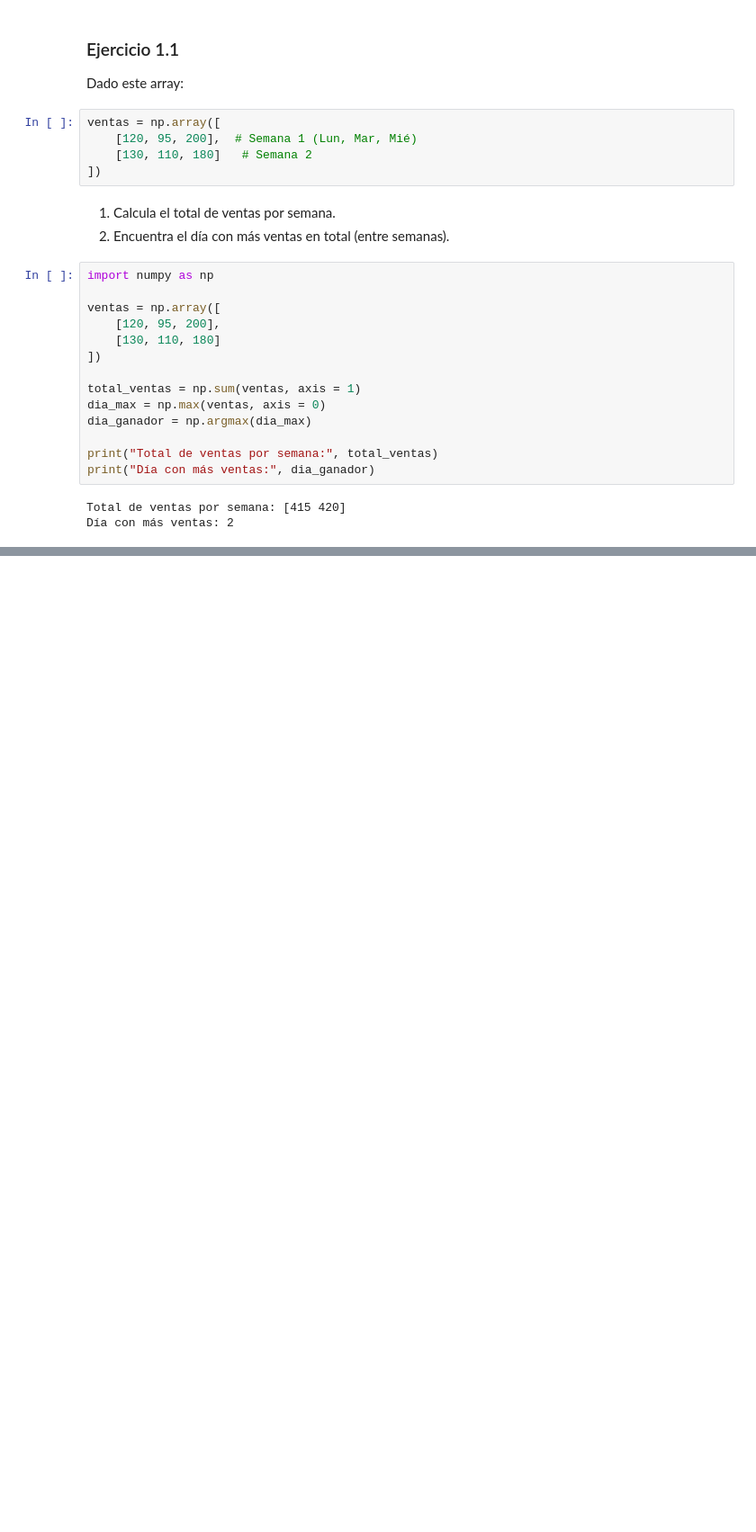
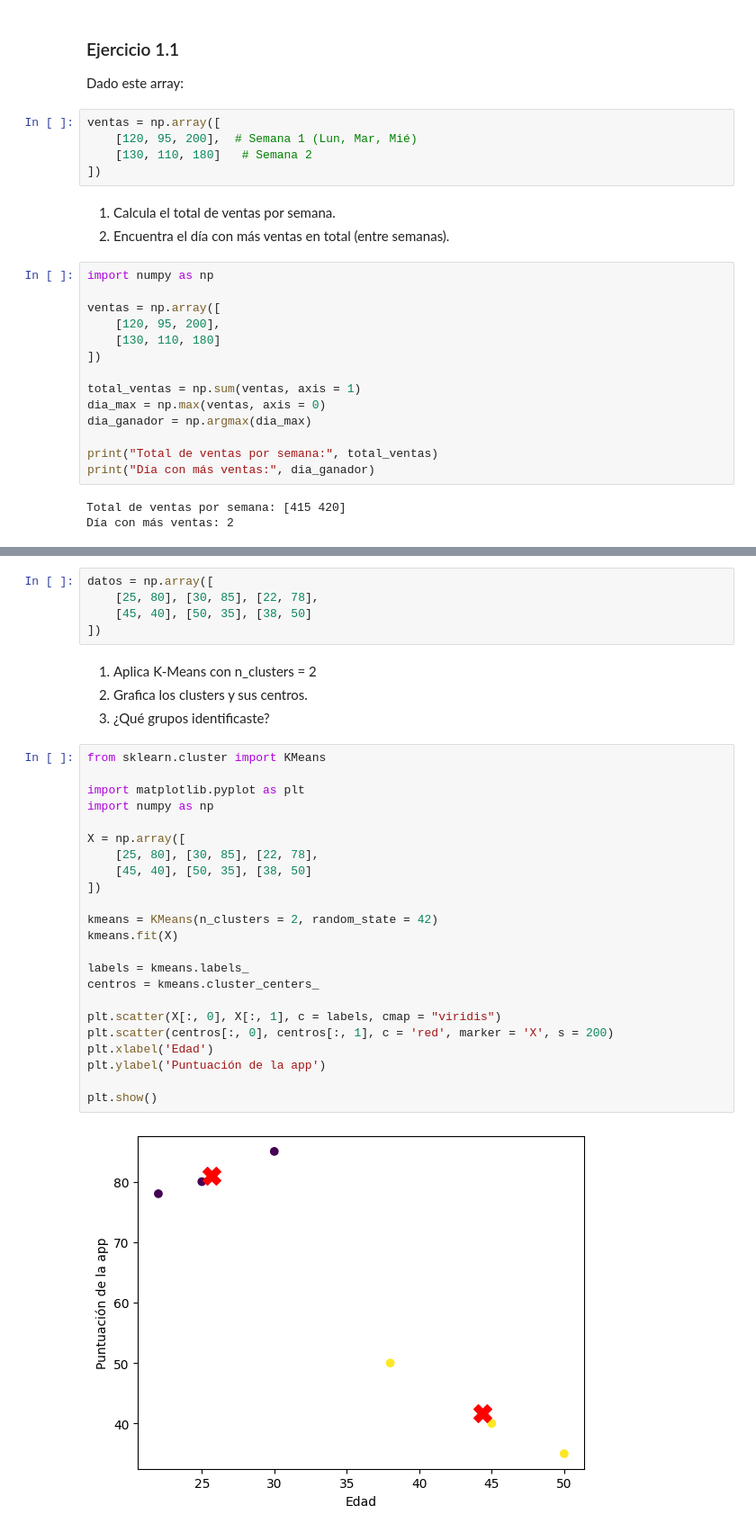
Before and after one commit to rodrigoalegre210/IA, a Jupyter notebook: IA-2.ipynb, the cells around one changed output, grey strips where cells are left out. Shown at 90% size. Cells and saved outputs as stored; diff of their text form; blank space fills up the shorter version.

```diff
--- a/IA-2.ipynb
+++ b/IA-2.ipynb
@@ -56,0 +100,34 @@ Día con más ventas: 2
+# %%
+datos = np.array([
+    [25, 80], [30, 85], [22, 78],
+    [45, 40], [50, 35], [38, 50]
+])
+# %% [markdown]
+1. Aplica K-Means con n_clusters = 2
+2. Grafica los clusters y sus centros.
+3. ¿Qué grupos identificaste?
+# %%
+from sklearn.cluster import KMeans
+
+import matplotlib.pyplot as plt
+import numpy as np
+
+X = np.array([
+    [25, 80], [30, 85], [22, 78],
+    [45, 40], [50, 35], [38, 50]
+])
+
+kmeans = KMeans(n_clusters = 2, random_state = 42)
+kmeans.fit(X)
+
+labels = kmeans.labels_
+centros = kmeans.cluster_centers_
+
+plt.scatter(X[:, 0], X[:, 1], c = labels, cmap = "viridis")
+plt.scatter(centros[:, 0], centros[:, 1], c = 'red', marker = 'X', s = 200)
+plt.xlabel('Edad')
+plt.ylabel('Puntuación de la app')
+
+plt.show()
+# %% [output]
+[figure, added]
```
Also changed, not shown: parts of 4 cells of this notebook.
